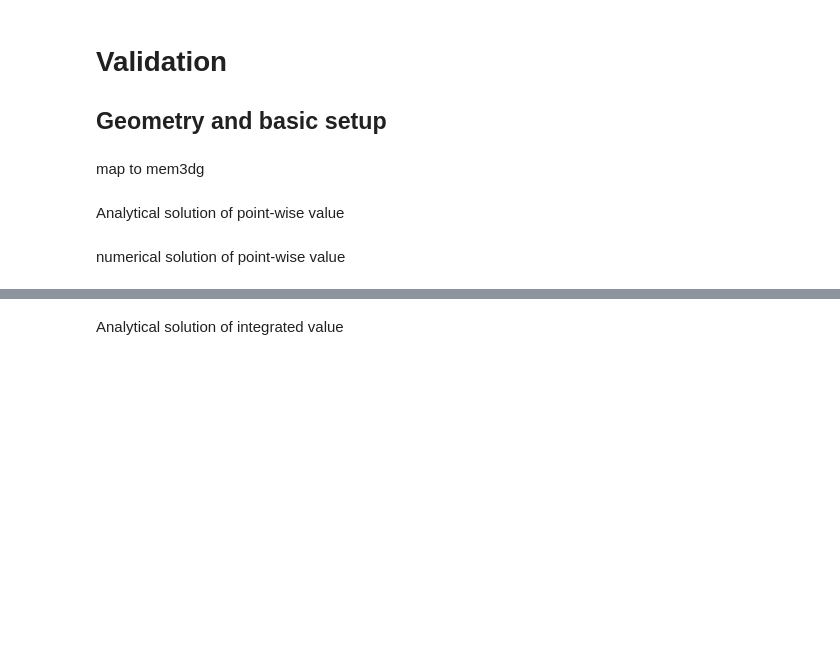
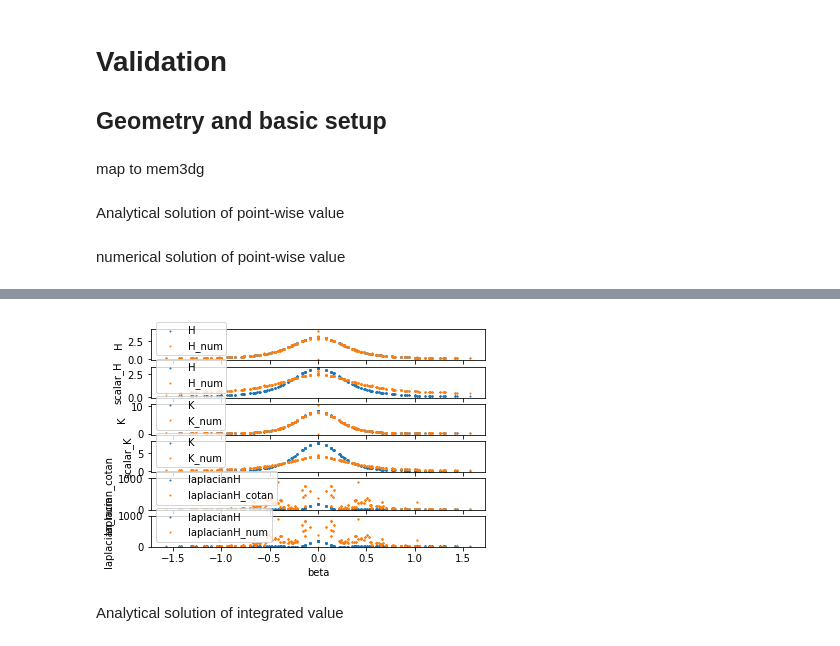
Before and after one commit to RangamaniLabUCSD/2020-Mem3DG-Applications, a Jupyter notebook: run/validation/spatial_convergence/homo/ellipse.ipynb, the cells around one changed output, grey strips where cells are left out. Drawn from its saved outputs; the diff is of its cells as text; code cells hidden in the pictures; blank space fills up the shorter version.

Commit message:
refactor: remove laplacian normal sphericalRaddius indeed geometricBeta add plot

```diff
--- a/run/validation/spatial_convergence/homo/ellipse.ipynb
+++ b/run/validation/spatial_convergence/homo/ellipse.ipynb
@@ -284,9 +234,6 @@ def inverseMassMatrix():
     np.reciprocal(M_inv.data, out=M_inv.data)
     return M_inv
 def rowwiseScaling(scaling, matrix):
-    # print(np.shape(np.diag(scaling)))
-    # print(np.shape(matrix))
-    print(np.shape(scaling))
     return matrix * scaling[:,None]
 
 def rowwiseNorm(matrix):
@@ -297,18 +244,11 @@ system = dg.System(topo, coord, parameters)
 M_inv =  1/system.getVertexDualArea()
 H_num = rowwiseScaling(M_inv,system.getMeanCurvatureVector())
 K_num = rowwiseScaling(M_inv,system.getGaussianCurvatureVector())
-# S_num = M_inv * system.getSchlafliVector()
-# system.computePhysicalForces()
-# laplacianH_num = M_inv * system.forces.getBendingForce_schlafliVec()
 laplacianH_num = -rowwiseScaling(M_inv,system.getLaplacianMeanCurvatureVector())
-# print(system.getLaplacianMeanCurvatureVector())
-print("M_inv: ", M_inv)
-print("laplacianH_num", laplacianH_num)
-print("H_num", H_num)
-print("M_inv square",np.shape(M_inv * M_inv) )
+
 scalarH = -M_inv  * (system.getCotanLaplacian() @ (M_inv * system.getMeanCurvature()))
-# print("sclarH",np.shape(system.getCotanLaplacian() @ system.getMeanCurvature()))
 laplacianH_cotan = rowwiseScaling(scalarH,system.getAngleWeightedNormal())
+
 # print(S_num)
 # print("laplacianH analytically is ", np.sum(
 #     rowwiseNorm(laplacianH)))
@@ -322,5 +262,59 @@ laplacianH_cotan = rowwiseScaling(scalarH,system.getAngleWeightedNormal())
 # print("S analytically is ", np.sum(
 #     rowwiseNorm(S)))
 # print("S numerically is ", np.sum(rowwiseNorm(S_num)))
-polyVisualize()
+# polyVisualize()
+
+size = 1
+i = -1
+
+fig, ax = plt.subplots(6,1)
+ax_ = ax[0]
+ax_.set_xlabel('beta')
+ax_.set_ylabel('H')
+ax_.scatter(parametricBeta, rowwiseNorm(H), s=size,label = "H")
+ax_.scatter(parametricBeta, rowwiseNorm(H_num), s=size,label = "H_num")
+ax_.legend()
+
+ax_ = ax[1]
+ax_.set_xlabel('beta')
+ax_.set_ylabel('scalar_H')
+ax_.scatter(parametricBeta, rowwiseNorm(H), s=size, label = "H")
+ax_.scatter(parametricBeta, M_inv * system.getMeanCurvature(), s=size,label = "H_num")
+ax_.legend()
+
+ax_ = ax[2]
+ax_.set_xlabel('beta')
+ax_.set_ylabel('K')
+ax_.scatter(parametricBeta, rowwiseNorm(K), s=size,label = "K")
+ax_.scatter(parametricBeta, rowwiseNorm(K_num), s=size,label = "K_num")
+ax_.legend()
+
+ax_ = ax[3]
+ax_.set_xlabel('beta')
+ax_.set_ylabel('scalar_K')
+ax_.scatter(parametricBeta, rowwiseNorm(K), s=size, label = "K")
+ax_.scatter(parametricBeta, M_inv * system.getGaussianCurvature(), s=size,label = "K_num")
+ax_.legend()
+
+ax_ = ax[4]
+ax_.set_xlabel('beta')
+ax_.set_ylabel('laplacian_cotan')
+# ax_.plot(parametricBeta, rowwiseNorm(laplacianH), 'o', label = "laplacianH")
+ax_.scatter(parametricBeta, rowwiseNorm(laplacianH), s=size, label = "laplacianH")
+ax_.scatter(parametricBeta, rowwiseNorm(laplacianH_cotan), s=size,label = "laplacianH_cotan")
+ax_.set_ylim([0, 1000])
+ax_.legend()
+
+ax_ = ax[5]
+ax_.set_xlabel('beta')
+ax_.set_ylabel('laplacian_num')
+# ax_.plot(parametricBeta, rowwiseNorm(laplacianH), 'o', label = "laplacianH")
+ax_.scatter(parametricBeta, rowwiseNorm(laplacianH), s=size, label = "laplacianH")
+ax_.scatter(parametricBeta, rowwiseNorm(laplacianH_num), s=size,label = "laplacianH_num")
+ax_.set_ylim([0, 1000])
+ax_.legend()
+
+
+
+plt.show()
 # %% [output]
@@ -344,3 +321,4 @@ M_inv square (642,)
+[figure, added]
 # %% [markdown]
 Analytical solution of integrated value
 # %%
```
Also changed, not shown: parts of 7 cells of this notebook.
